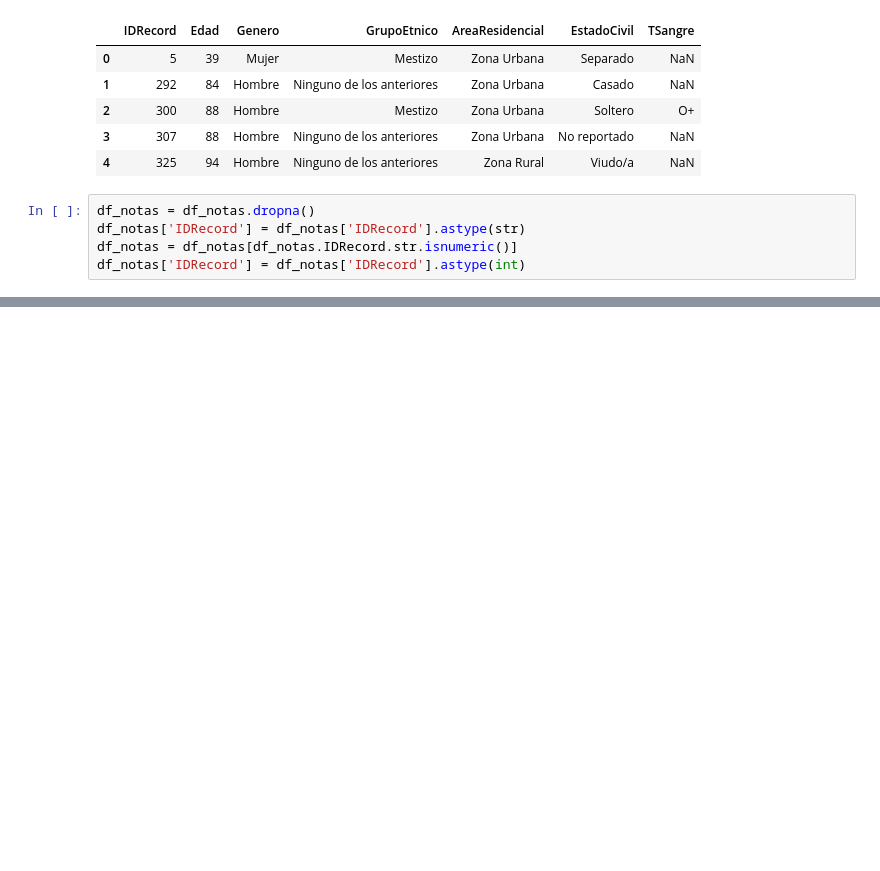
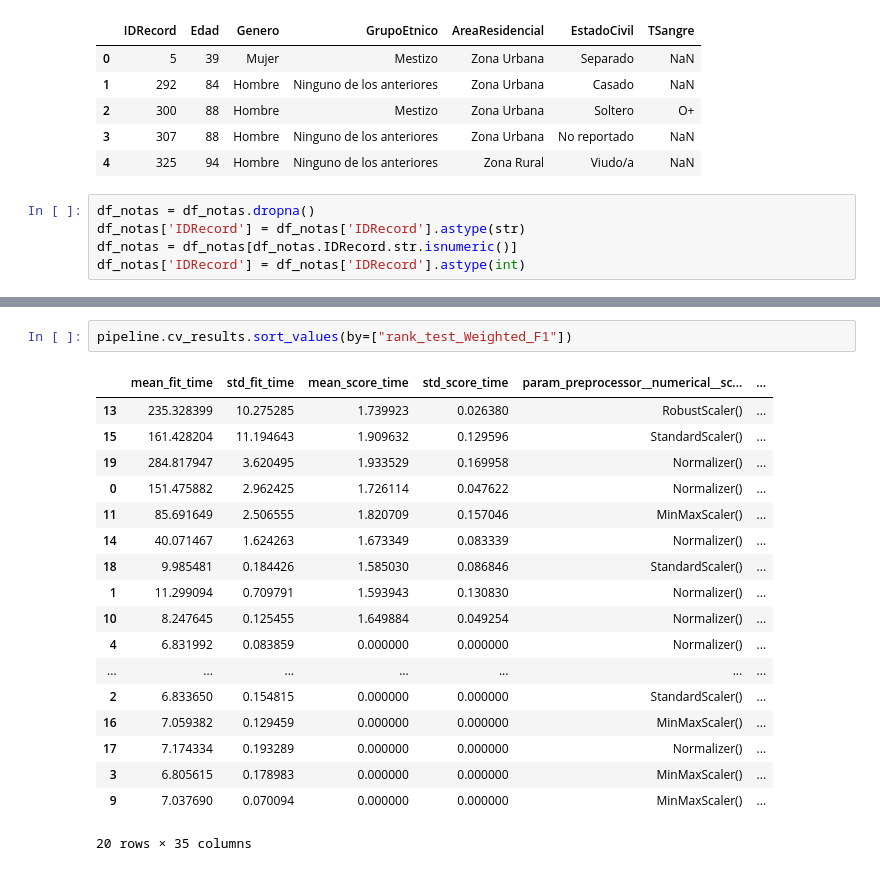
Before and after one commit to JuanGomez12/DataScience4AllProject, a Jupyter notebook: scripts/train_ml.ipynb, the cells around one changed output, grey strips where cells are left out. Drawn from its saved outputs; the diff is of its cells as text; blank space fills up the shorter version.

```diff
--- a/scripts/train_ml.ipynb
+++ b/scripts/train_ml.ipynb
@@ -166,0 +205,21 @@ Parameters: { "scale_pos_weight" } might not be used.
+# %%
+pipeline.cv_results.sort_values(by=["rank_test_Weighted_F1"])
+# %% [output]
+|  | mean_fit_time | std_fit_time | mean_score_time | std_score_time | param_preprocessor__numerical__sc... | ... |
+| 13 | 235.328399 | 10.275285 | 1.739923 | 0.026380 | RobustScaler() | ... |
+| 15 | 161.428204 | 11.194643 | 1.909632 | 0.129596 | StandardScaler() | ... |
+| 19 | 284.817947 | 3.620495 | 1.933529 | 0.169958 | Normalizer() | ... |
+| 0 | 151.475882 | 2.962425 | 1.726114 | 0.047622 | Normalizer() | ... |
+| 11 | 85.691649 | 2.506555 | 1.820709 | 0.157046 | MinMaxScaler() | ... |
+| 14 | 40.071467 | 1.624263 | 1.673349 | 0.083339 | Normalizer() | ... |
+| 18 | 9.985481 | 0.184426 | 1.585030 | 0.086846 | StandardScaler() | ... |
+| 1 | 11.299094 | 0.709791 | 1.593943 | 0.130830 | Normalizer() | ... |
+| 10 | 8.247645 | 0.125455 | 1.649884 | 0.049254 | Normalizer() | ... |
+| 4 | 6.831992 | 0.083859 | 0.000000 | 0.000000 | Normalizer() | ... |
+| ... | ... | ... | ... | ... | ... | ... |
+| 2 | 6.833650 | 0.154815 | 0.000000 | 0.000000 | StandardScaler() | ... |
+| 16 | 7.059382 | 0.129459 | 0.000000 | 0.000000 | MinMaxScaler() | ... |
+| 17 | 7.174334 | 0.193289 | 0.000000 | 0.000000 | Normalizer() | ... |
+| 3 | 6.805615 | 0.178983 | 0.000000 | 0.000000 | MinMaxScaler() | ... |
+| 9 | 7.037690 | 0.070094 | 0.000000 | 0.000000 | MinMaxScaler() | ... |
+20 rows × 35 columns
```
Also changed, not shown: parts of 18 cells of this notebook.
